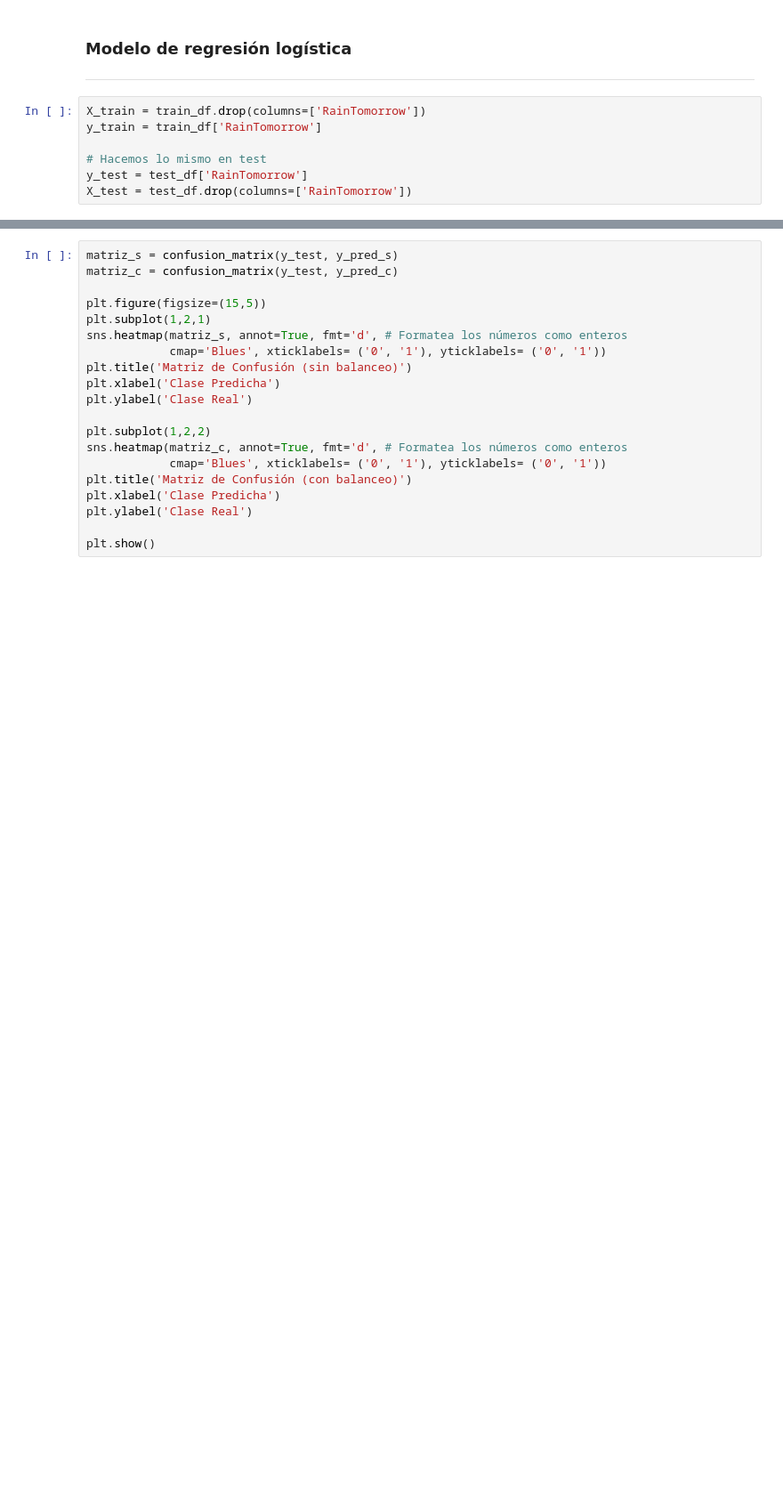
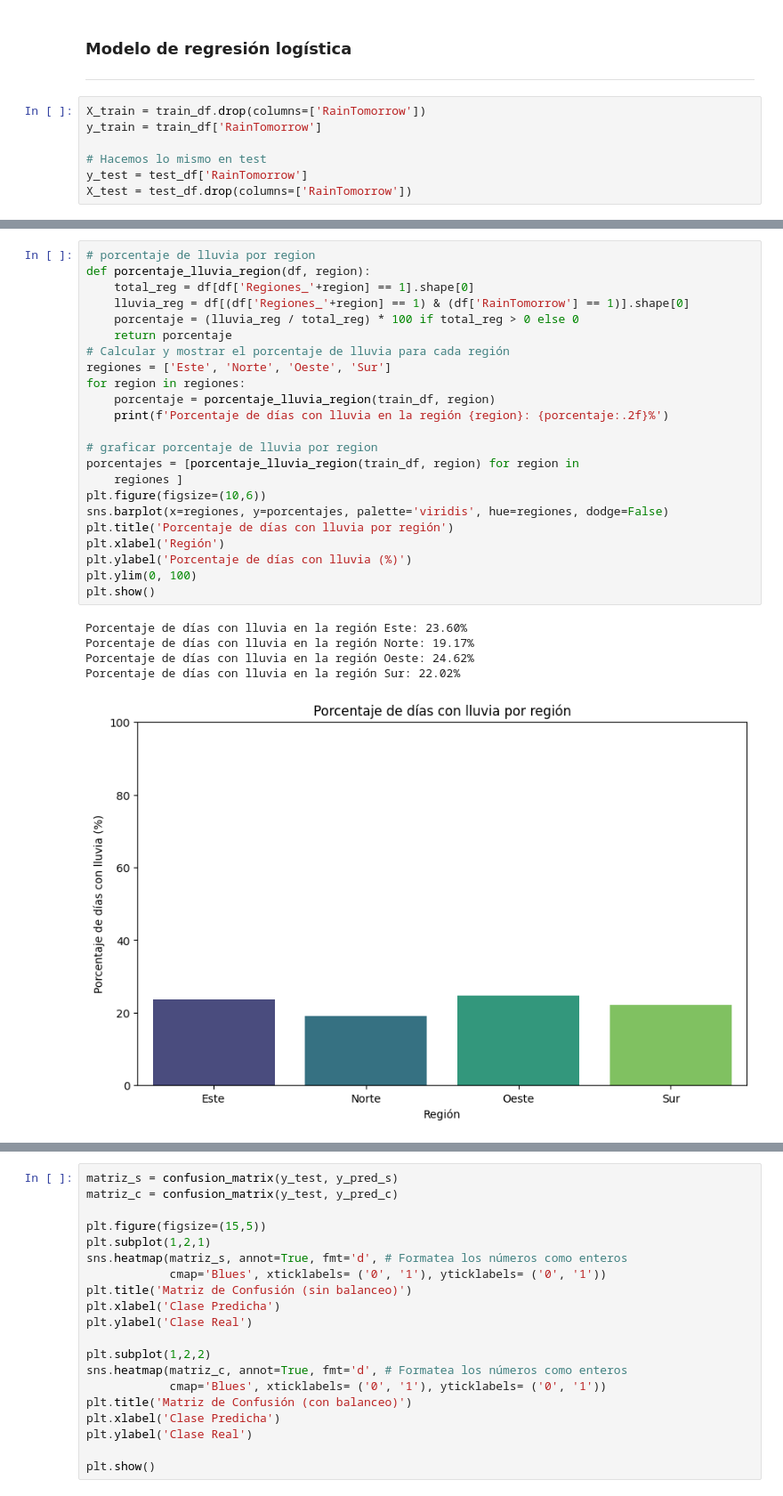
Before and after one commit to CaterinaMartinezD/AA1-TUIA-Casado-MartinezDufour, a Jupyter notebook: TP-clasificacion-AA1.ipynb, the cells around one changed output, grey strips where cells are left out. Shown at 89% size. Cells and saved outputs as stored; diff of their text form; blank space fills up the shorter version.

```diff
--- a/TP-clasificacion-AA1.ipynb
+++ b/TP-clasificacion-AA1.ipynb
@@ -998,0 +1009,29 @@ array([[20791,  1307],
+# %%
+# porcentaje de lluvia por region
+def porcentaje_lluvia_region(df, region):
+    total_reg = df[df['Regiones_'+region] == 1].shape[0]
+    lluvia_reg = df[(df['Regiones_'+region] == 1) & (df['RainTomorrow'] == 1)].shape[0]
+    porcentaje = (lluvia_reg / total_reg) * 100 if total_reg > 0 else 0
+    return porcentaje
+# Calcular y mostrar el porcentaje de lluvia para cada región
+regiones = ['Este', 'Norte', 'Oeste', 'Sur']
+for region in regiones:
+    porcentaje = porcentaje_lluvia_region(train_df, region)
+    print(f'Porcentaje de días con lluvia en la región {region}: {porcentaje:.2f}%')
+
+# graficar porcentaje de lluvia por region
+porcentajes = [porcentaje_lluvia_region(train_df, region) for region in
+    regiones ]
+plt.figure(figsize=(10,6))
+sns.barplot(x=regiones, y=porcentajes, palette='viridis', hue=regiones, dodge=False)
+plt.title('Porcentaje de días con lluvia por región')
+plt.xlabel('Región')
+plt.ylabel('Porcentaje de días con lluvia (%)')
+plt.ylim(0, 100)
+plt.show()
+# %% [output]
+Porcentaje de días con lluvia en la región Este: 23.60%
+Porcentaje de días con lluvia en la región Norte: 19.17%
+Porcentaje de días con lluvia en la región Oeste: 24.62%
+Porcentaje de días con lluvia en la región Sur: 22.02%
+[figure, added]
```
Also changed, not shown: parts of 47 cells of this notebook.
